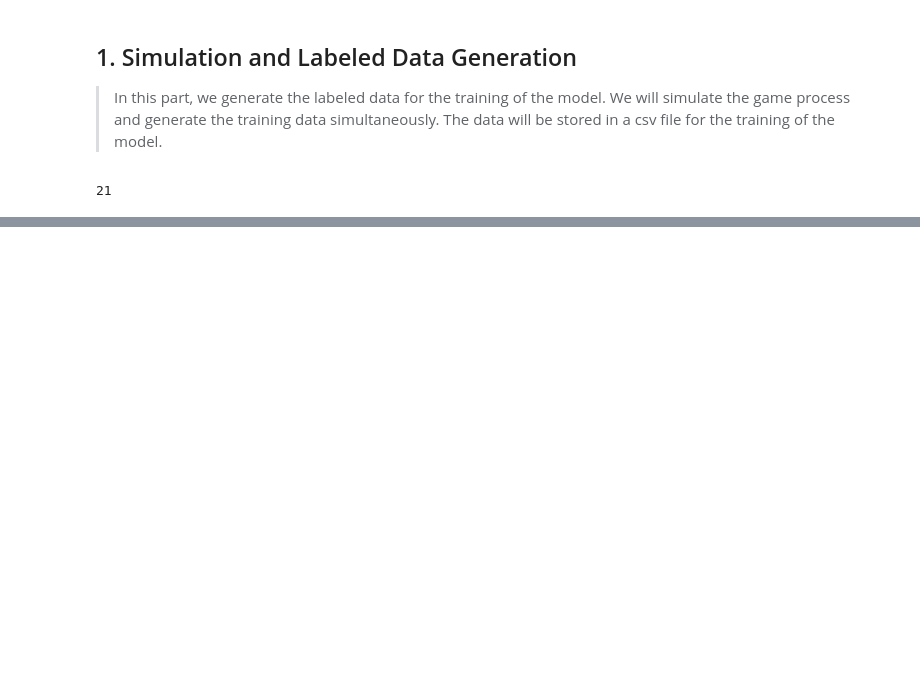
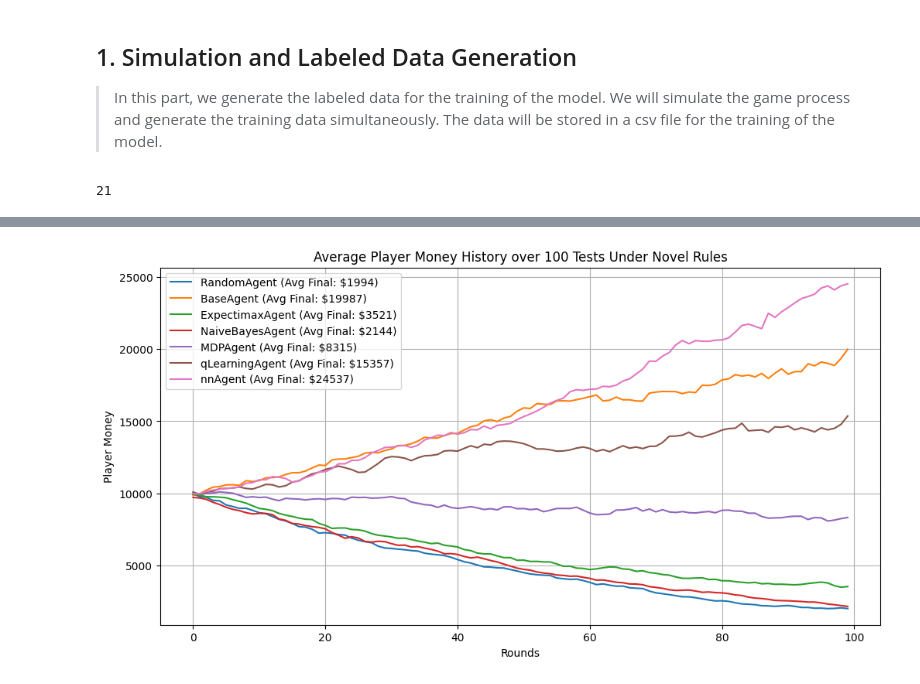
Before and after one commit to KesonStar/BlackJack, a Jupyter notebook: BlackJack.ipynb, the cells around one changed output, grey strips where cells are left out. Cells and saved outputs as stored; diff of their text form; code cells hidden in the pictures; blank space fills up the shorter version.

```diff
--- a/BlackJack.ipynb
+++ b/BlackJack.ipynb
@@ -220,0 +377,13 @@ rates
+# %%
+plt.figure(figsize=(12, 6))
+for agent_name, avg_history in average_money_history.items():
+    plt.plot(avg_history, label=f"{agent_name} (Avg Final: ${round(avg_history[-1])})")
+
+plt.title("Average Player Money History over 100 Tests Under Novel Rules")
+plt.xlabel("Rounds")
+plt.ylabel("Player Money")
+plt.legend()
+plt.grid()
+plt.show()
+# %% [output]
+[figure, added]
```
Also changed, not shown: parts of 18 cells of this notebook, 4 other files.
